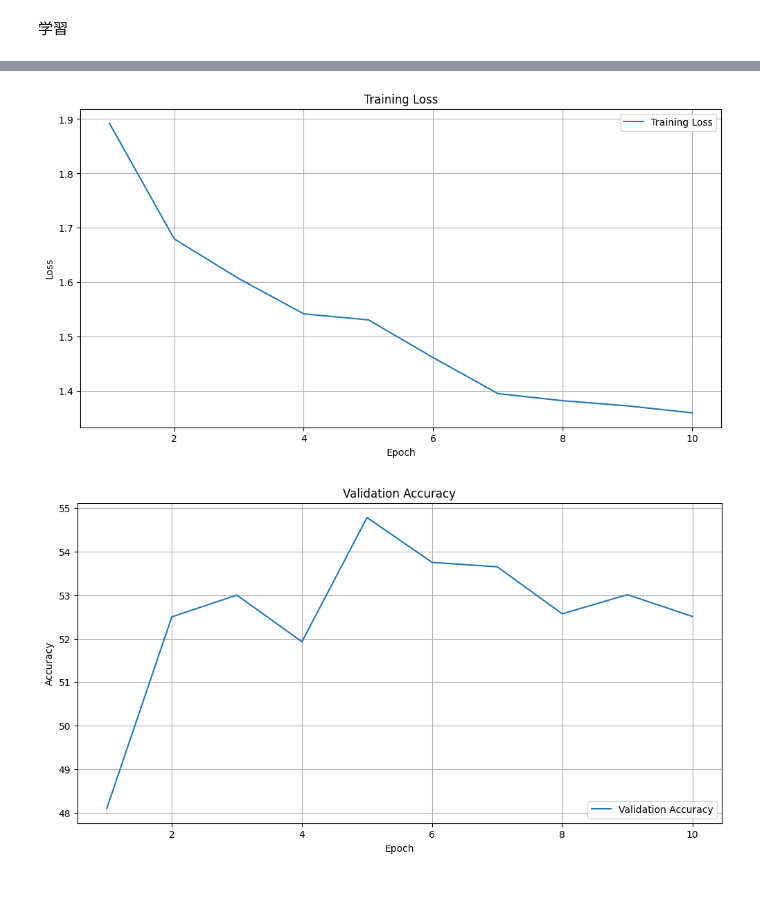
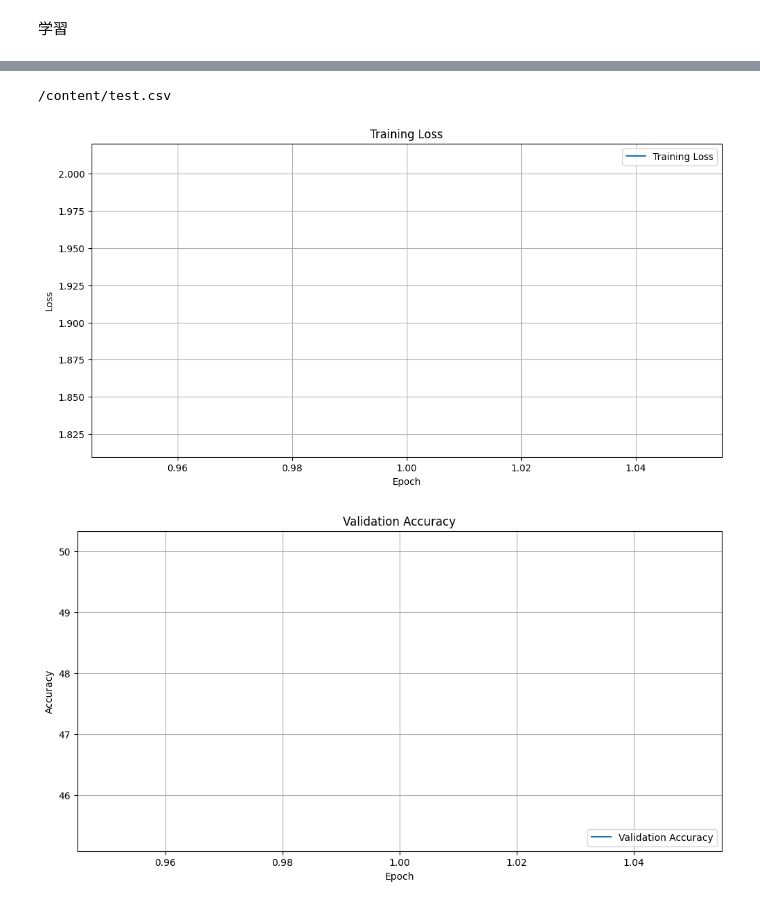
Before and after one commit to phukumuku/cifar10, a Jupyter notebook: cnn_light_base.ipynb, the cells around one changed output, grey strips where cells are left out. Drawn from its saved outputs; the diff is of its cells as text; code cells hidden in the pictures.

```diff
--- a/cnn_light_base.ipynb
+++ b/cnn_light_base.ipynb
@@ -198,33 +179,37 @@ plt.show()
+# %%
+print(f'/content/{csvname}')
+# %% [output]
+/content/test.csv
 # %%
 import pandas as pd
 import matplotlib.pyplot as plt
 
 # CSVファイルからデータを読み込む
-data = pd.read_csv('/content/results.csv')
+data = pd.read_csv(f'/content/{csvname}')
 
 # エポックごとの損失と精度のデータを取得
 train_loss = data[data['batch'].notna()]['loss'].values
 val_accuracy = data[data['batch'].isna()]['accuracy'].values
 epochs = data[data['batch'].isna()]['epoch'].values
 
 # プロット
 plt.figure(figsize=(12, 6))
 plt.plot(epochs, train_loss[:len(epochs)], label='Training Loss')
 plt.title('Training Loss')
 plt.xlabel('Epoch')
 plt.ylabel('Loss')
 plt.legend(loc='upper right')
 plt.grid(True)
 plt.show()
 
 plt.figure(figsize=(12, 6))
 plt.plot(epochs, val_accuracy, label='Validation Accuracy')
 plt.title('Validation Accuracy')
 plt.xlabel('Epoch')
 plt.ylabel('Accuracy')
 plt.legend(loc='lower right')
 plt.grid(True)
 plt.show()
 # %% [output]
-[figure, old version]
+[figure, new version]
-[figure, old version]
+[figure, new version]
```
Also changed, not shown: parts of 8 cells of this notebook.
